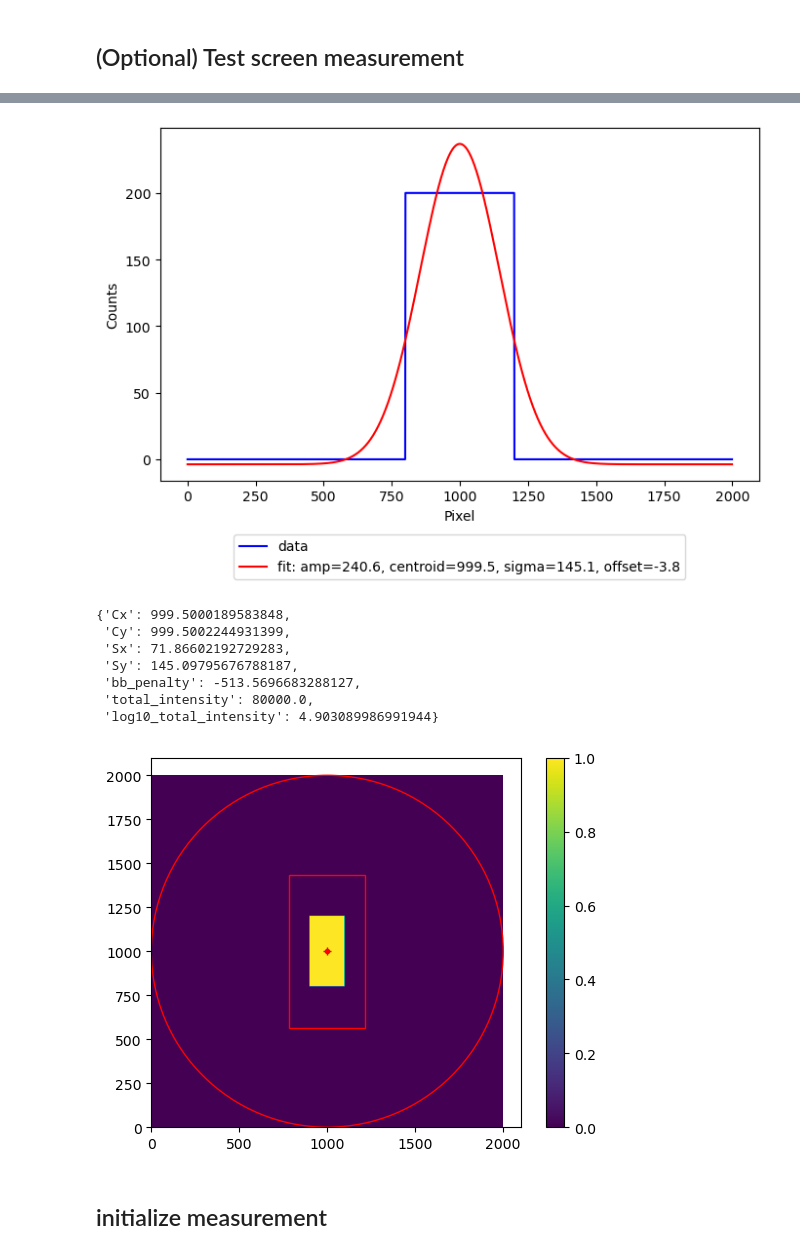
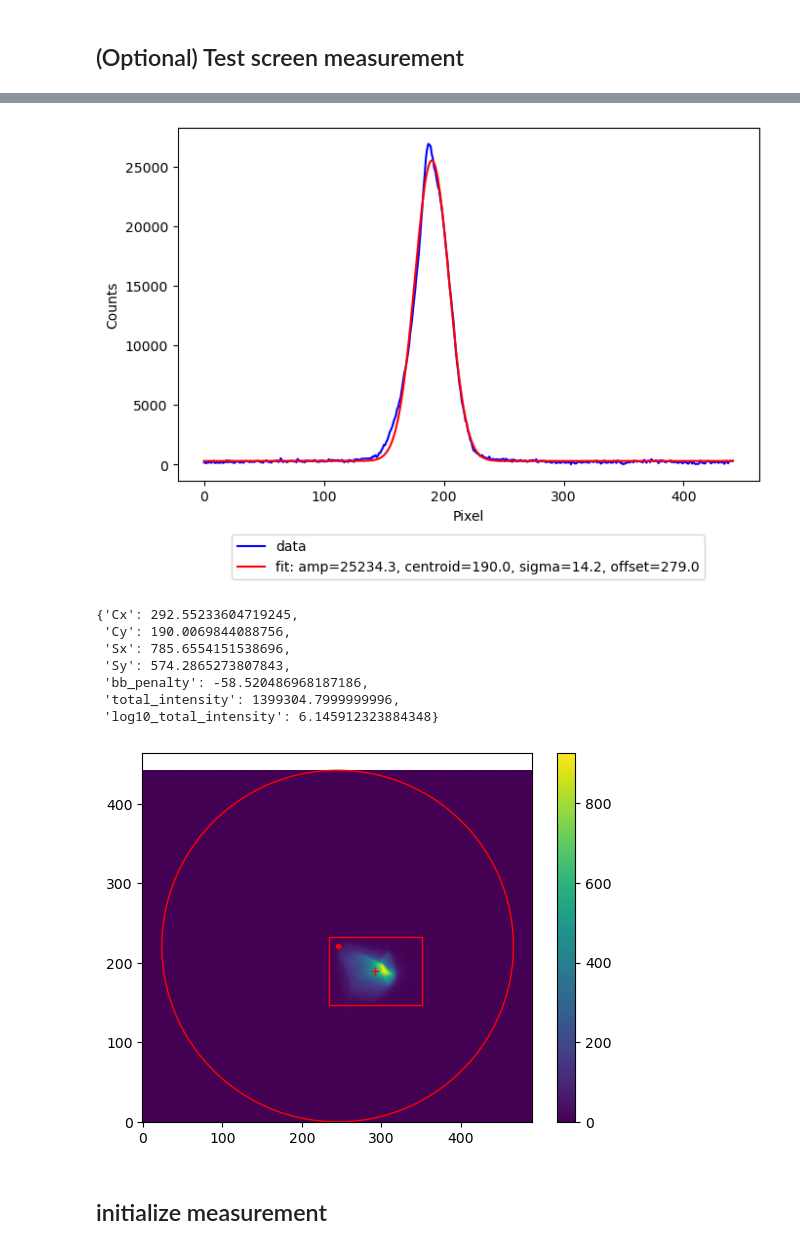
Before and after one commit to t-bz/SLAC_Xopt, a Jupyter notebook: lcls_ii/emittance/automatic_emittance/automatic_emittance_measurement.ipynb, the cells around one changed output, grey strips where cells are left out. Saved outputs shown, nothing was run; the diff lists cells and outputs as text; code cells hidden in the pictures.

```diff
--- a/lcls_ii/emittance/automatic_emittance/automatic_emittance_measurement.ipynb
+++ b/lcls_ii/emittance/automatic_emittance/automatic_emittance_measurement.ipynb
@@ -8,13 +8,18 @@ if True:
     import sys
     sys.path.append("../../../")
     sys.path.append("../")
+
+run_dir = "/home/physics3/ml_tuning/20230817_LCLS2_LTU/"
 # %% [markdown]
 ## Set up image diagnostic
 # %%
 from scripts.image import ImageDiagnostic
 import yaml
 
-fname = "otr_diagnostic.yml"
+fname = run_dir + "OTRS_LTUS_417_config.yml"
 image_diagnostic = ImageDiagnostic.parse_obj(yaml.safe_load(open(fname)))
+image_diagnostic.save_image_location = run_dir
+image_diagnostic.n_fitting_restarts = 2
+image_diagnostic.visualize = False
 print(image_diagnostic.yaml())
 # %% [output]
@@ -84,6 +89,6 @@ if False:
 # %% [markdown]
 ## (Optional) Test screen measurement
 # %%
-test_results = measurement.image_diagnostic.test_measurement()
+test_results = image_diagnostic.test_measurement()
 test_results
 # %% [output]
@@ -91,12 +96,12 @@ test_results
-[figure, old version]
+[figure, new version]
-{'Cx': 999.5000189583848,
- 'Cy': 999.5002244931399,
- 'Sx': 71.86602192729283,
- 'Sy': 145.09795676788187,
- 'bb_penalty': -513.5696683288127,
- 'total_intensity': 80000.0,
- 'log10_total_intensity': 4.903089986991944}
+{'Cx': 292.55233604719245,
+ 'Cy': 190.0069844088756,
+ 'Sx': 785.6554151538696,
+ 'Sy': 574.2865273807843,
+ 'bb_penalty': -58.520486968187186,
+ 'total_intensity': 1399304.7999999996,
+ 'log10_total_intensity': 6.145912323884348}
-[figure, old version]
+[figure, new version]
 # %% [markdown]
 ## initialize measurement
 # %%
```
Also changed, not shown: parts of 12 cells of this notebook, 7 other files.
